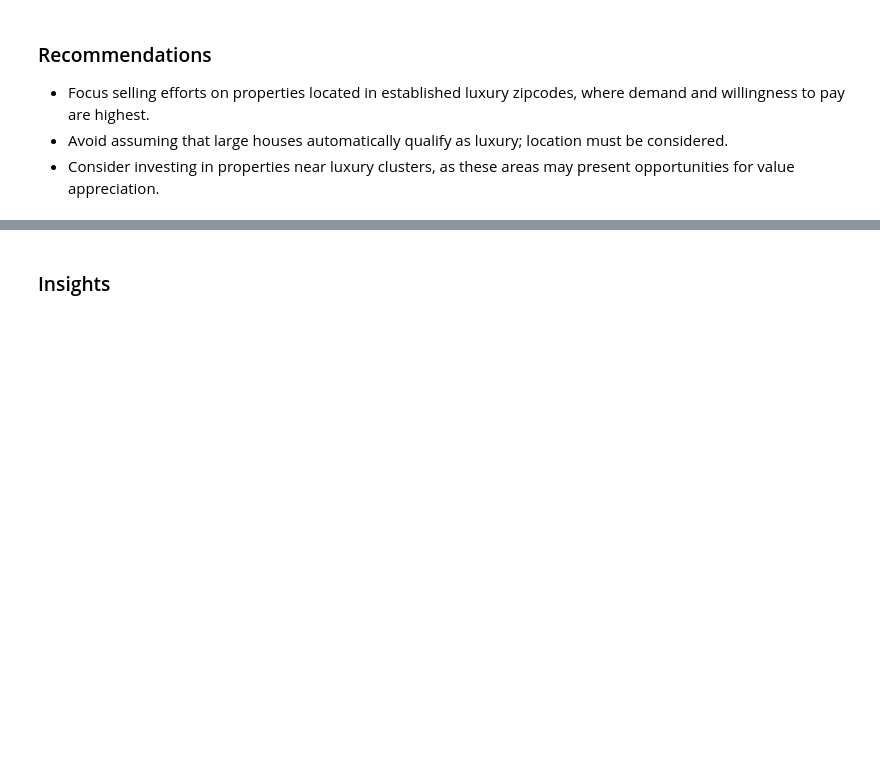
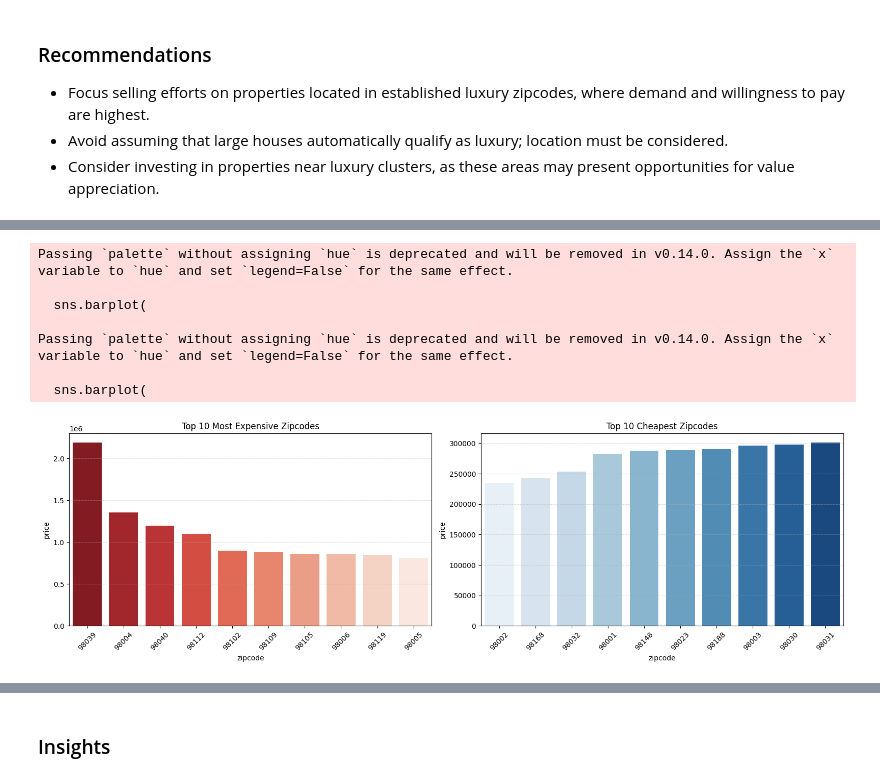
Before and after one commit to lingriosmichael/eda_template, a Jupyter notebook: eda_project.ipynb, the cells around one changed output, grey strips where cells are left out. Saved outputs shown, nothing was run; the diff lists cells and outputs as text; code cells hidden in the pictures; blank space fills up the shorter version.

```diff
--- a/eda_project.ipynb
+++ b/eda_project.ipynb
@@ -423,0 +489,9 @@ Passing `palette` without assigning `hue` is deprecated and will be removed in v
+# %%
+top_10_expensive = zip_price.head(10)
+top_10_cheapest = zip_price.tail(10)
+
+print("Top 10 most expensive zipcodes:")
+print(top_10_expensive)
+
+print("\nTop 10 cheapest zipcodes:")
+print(top_10_cheapest)
@@ -423,0 +516,38 @@ Passing `palette` without assigning `hue` is deprecated and will be removed in v
+# %%
+fig, axes = plt.subplots(1, 2, figsize=(16, 5))
+
+sns.barplot(
+    data=top_10_expensive,
+    x="zipcode",
+    y="price",
+    order=top_10_expensive["zipcode"],
+    palette="Reds_r",
+    ax=axes[0]
+)
+axes[0].set_title("Top 10 Most Expensive Zipcodes")
+axes[0].tick_params(axis="x", rotation=45)
+axes[0].grid(axis="y", linestyle="--", alpha=0.4)
+
+sns.barplot(
+    data=top_10_cheapest.sort_values("price"),
+    x="zipcode",
+    y="price",
+    order=top_10_cheapest.sort_values("price")["zipcode"],
+    palette="Blues",
+    ax=axes[1]
+)
+axes[1].set_title("Top 10 Cheapest Zipcodes")
+axes[1].tick_params(axis="x", rotation=45)
+axes[1].grid(axis="y", linestyle="--", alpha=0.4)
+
+plt.tight_layout()
+plt.show()
+# %% [output]
+Passing `palette` without assigning `hue` is deprecated and will be removed in v0.14.0. Assign the `x` variable to `hue` and set `legend=False` for the same effect.
+
+  sns.barplot(
+
+Passing `palette` without assigning `hue` is deprecated and will be removed in v0.14.0. Assign the `x` variable to `hue` and set `legend=False` for the same effect.
+
+  sns.barplot(
+[figure, added]
```
Also changed, not shown: parts of 18 cells of this notebook.
